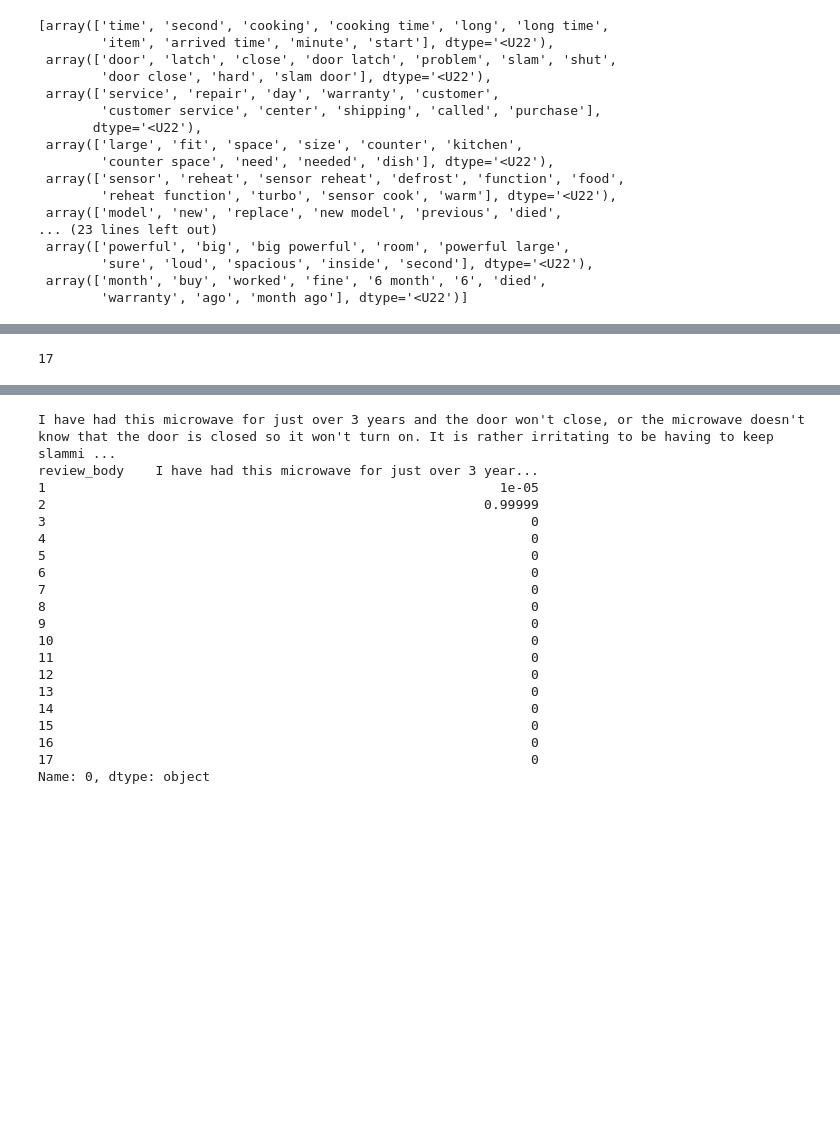
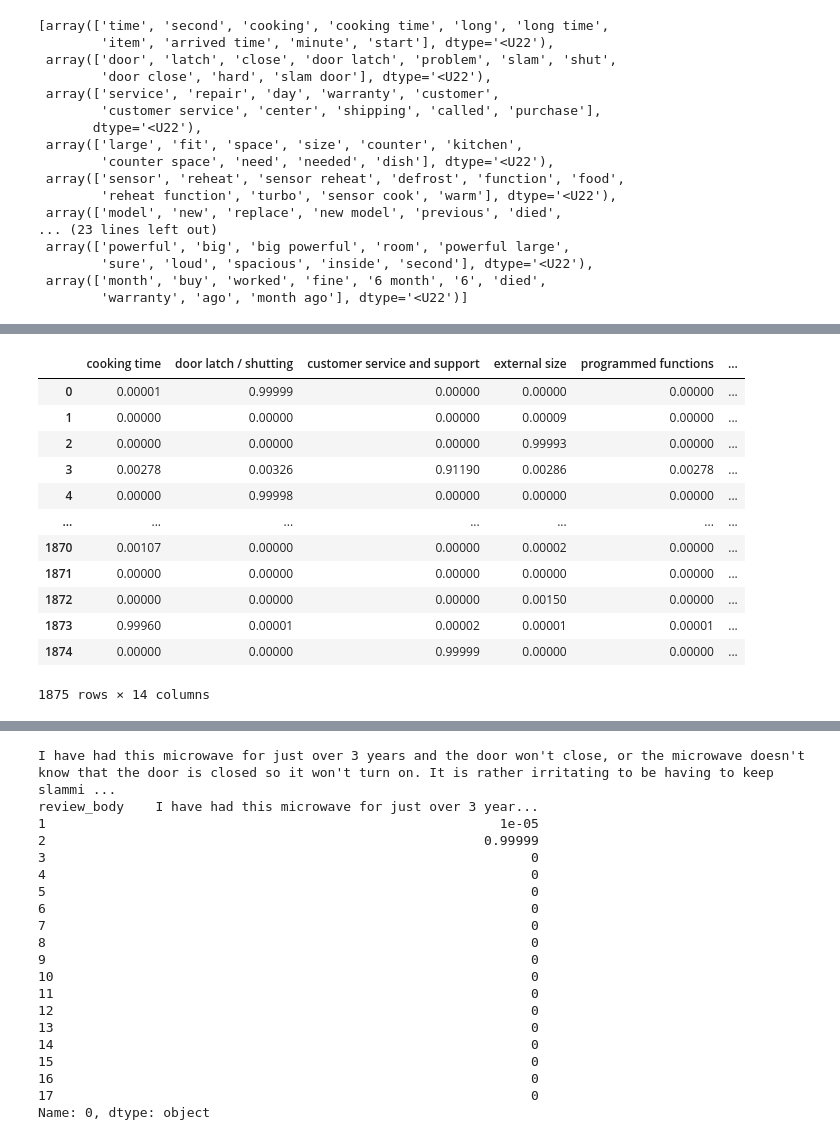
Before and after one commit to GrilledJeez/amazon_product_feature_analysis, a Jupyter notebook: modeling.ipynb, the cells around one changed output, grey strips where cells are left out. Cells and saved outputs as stored; diff of their text form; code cells hidden in the pictures; blank space fills up the shorter version.

```diff
--- a/modeling.ipynb
+++ b/modeling.ipynb
@@ -331,10 +350,22 @@ def analyze_reviews(W, topic_labels):
     return pd.DataFrame(dict(zip(topic_labels, topic_percentages)))
 # %%
 top_df = analyze_reviews(W, topic_labels)
-# %%
-len(top_df.columns)
-# %% [output]
-17
+# %%
+top_df
+# %% [output]
+|  | cooking time | door latch / shutting | customer service and support | external size | programmed functions | ... |
+| 0 | 0.00001 | 0.99999 | 0.00000 | 0.00000 | 0.00000 | ... |
+| 1 | 0.00000 | 0.00000 | 0.00000 | 0.00009 | 0.00000 | ... |
+| 2 | 0.00000 | 0.00000 | 0.00000 | 0.99993 | 0.00000 | ... |
+| 3 | 0.00278 | 0.00326 | 0.91190 | 0.00286 | 0.00278 | ... |
+| 4 | 0.00000 | 0.99998 | 0.00000 | 0.00000 | 0.00000 | ... |
+| ... | ... | ... | ... | ... | ... | ... |
+| 1870 | 0.00107 | 0.00000 | 0.00000 | 0.00002 | 0.00000 | ... |
+| 1871 | 0.00000 | 0.00000 | 0.00000 | 0.00000 | 0.00000 | ... |
+| 1872 | 0.00000 | 0.00000 | 0.00000 | 0.00150 | 0.00000 | ... |
+| 1873 | 0.99960 | 0.00001 | 0.00002 | 0.00001 | 0.00001 | ... |
+| 1874 | 0.00000 | 0.00000 | 0.99999 | 0.00000 | 0.00000 | ... |
+1875 rows × 14 columns
 # %%
 top_df.iloc[0]
 # %% [output]
```
Also changed, not shown: parts of 9 cells of this notebook.
